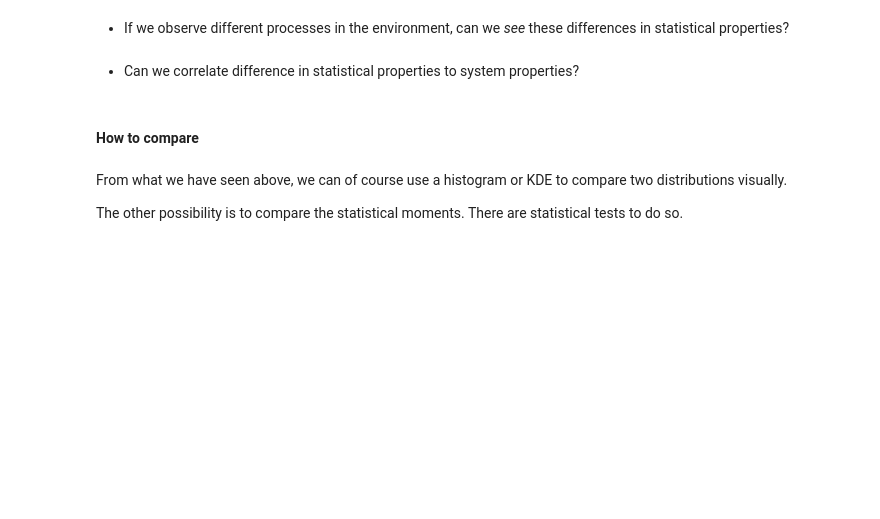
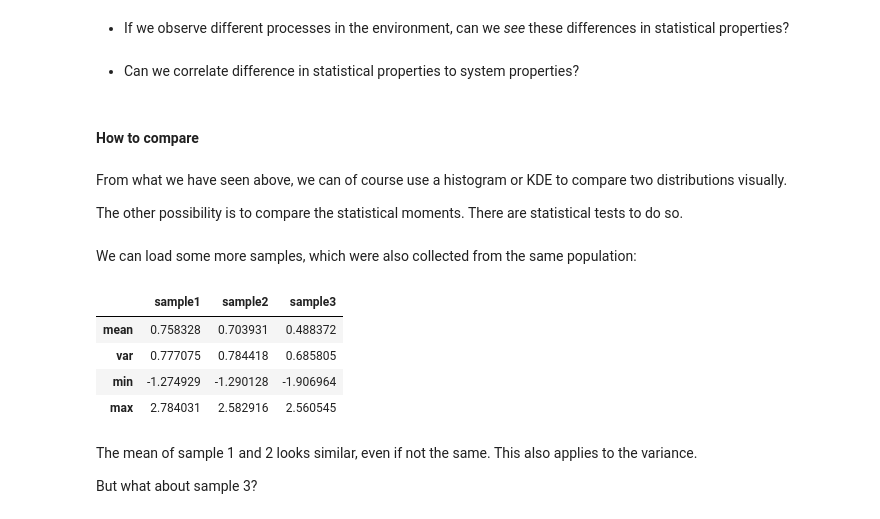
Before and after one commit to KIT-HYD/geostatistics_lecture, a Jupyter notebook: lectures/03_univariate_statistics.ipynb, the cells around one changed output. Saved outputs shown, nothing was run; the diff lists cells and outputs as text; code cells hidden in the pictures; blank space fills up the shorter version.

```diff
--- a/lectures/03_univariate_statistics.ipynb
+++ b/lectures/03_univariate_statistics.ipynb
@@ -184,3 +185,27 @@ Something that we commonly need to do, is compare two distributions. Typical que
 From what we have seen above, we can of course use a histogram or KDE to compare two distributions visually.
 
 The other possibility is to compare the statistical moments. There are statistical tests to do so.
+# %% [markdown]
+We can load some more samples, which were also collected from the same population:
+# %%
+sample1 = data.copy()
+sample2 = df.iloc[:,13].values
+sample3 = df.iloc[:,14].values
+
+sample_moments = pd.DataFrame(dict(
+    sample1=dict(mean=np.mean(sample1), var=np.var(sample1), min=np.min(sample1), max=np.max(sample1)),
+    sample2=dict(mean=np.mean(sample2), var=np.var(sample2), min=np.min(sample2), max=np.max(sample2)),
+    sample3=dict(mean=np.mean(sample3), var=np.var(sample3), min=np.min(sample3), max=np.max(sample3))
+))
+# %%
+sample_moments
+# %% [output]
+|  | sample1 | sample2 | sample3 |
+| mean | 0.758328 | 0.703931 | 0.488372 |
+| var | 0.777075 | 0.784418 | 0.685805 |
+| min | -1.274929 | -1.290128 | -1.906964 |
+| max | 2.784031 | 2.582916 | 2.560545 |
+# %% [markdown]
+The mean of sample 1 and 2 looks similar, even if not the same. This also applies to the variance.
+
+But what about sample 3?
```
Also changed, not shown: parts of 15 cells of this notebook, 3 other files.
